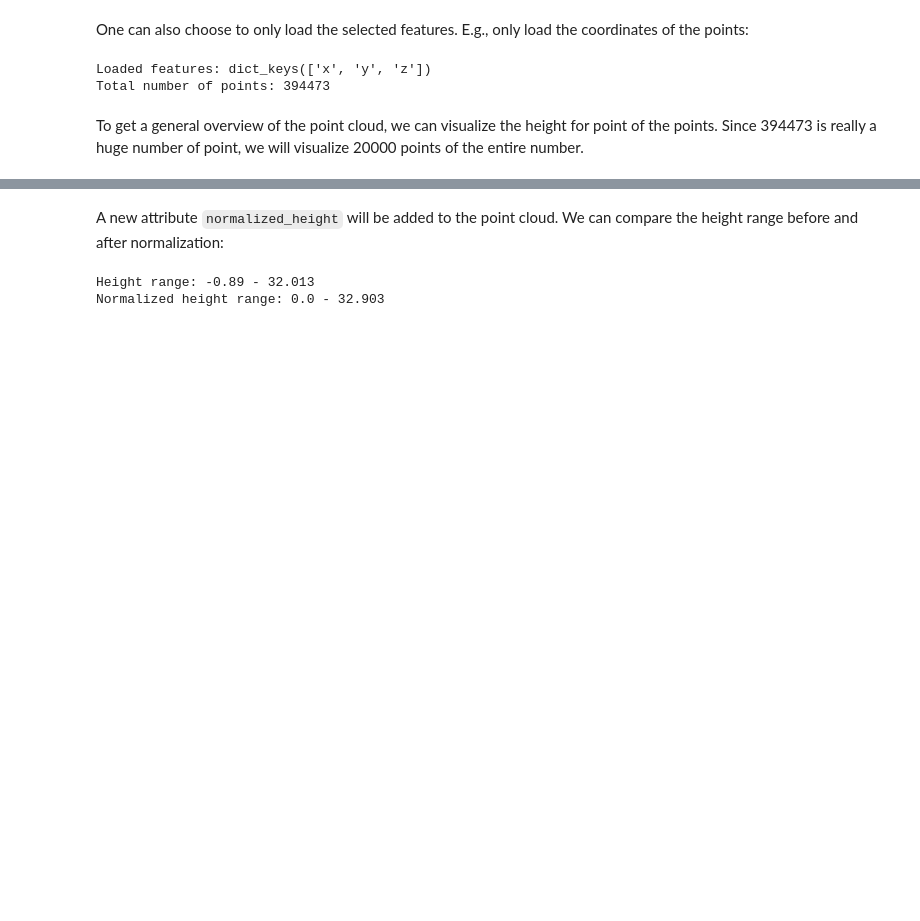
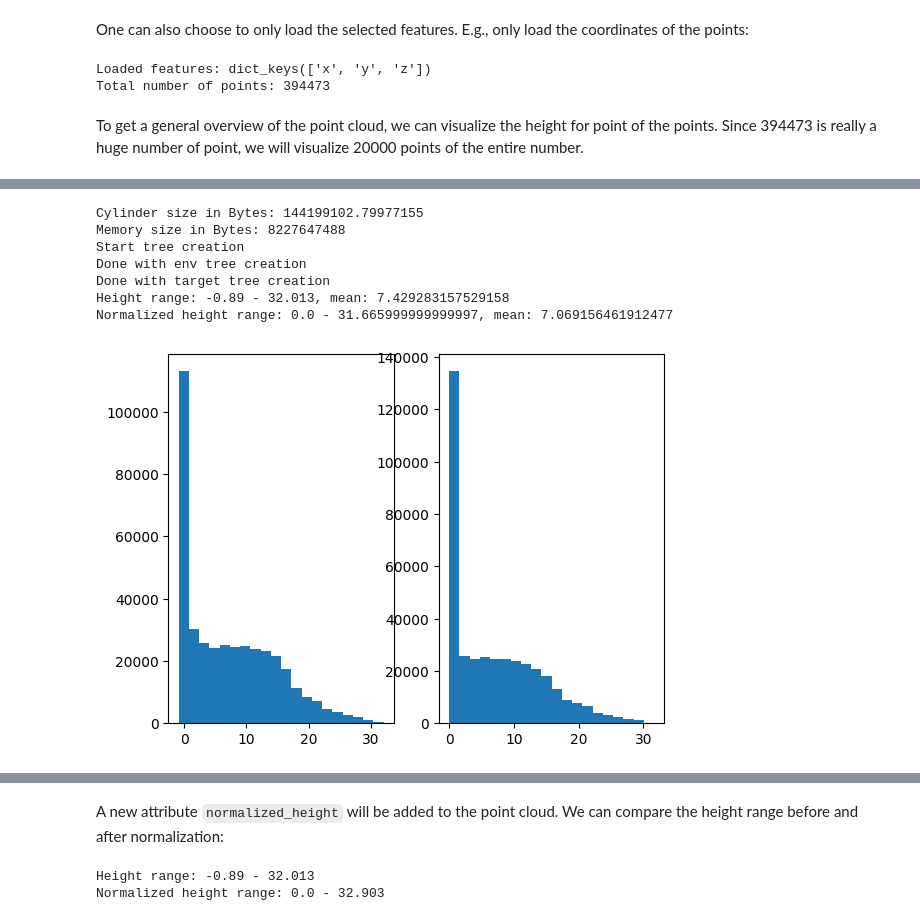
Before and after one commit to eEcoLiDAR/tutorial_ecolidar, a Jupyter notebook: notebooks/laserchiken.ipynb, the cells around one changed output, grey strips where cells are left out. Cells and saved outputs as stored; diff of their text form; code cells hidden in the pictures; blank space fills up the shorter version.

```diff
--- a/notebooks/laserchiken.ipynb
+++ b/notebooks/laserchiken.ipynb
@@ -81,0 +98,22 @@ pc = normalize(pc)
+# %%
+# Height normalization within each 5x5m grid cell
+pc = normalize(pc, cell_size=5)
+
+# Investigate the height vs normalized height
+height, height_norm = lc.utils.get_features(pc, ['z', 'normalized_height'])
+print("Height range: {} - {}, mean: {}".format(height.min(), height.max(), height.mean()))
+print("Normalized height range: {} - {}, mean: {}".format(height_norm.min(), height_norm.max(), height_norm.mean()))
+plt.subplot(1,2,1)
+plt.hist(height, bins=20)
+plt.subplot(1,2,2)
+plt.hist(height_norm, bins=20)
+plt.show()
+# %% [output]
+Cylinder size in Bytes: 144199102.79977155
+Memory size in Bytes: 8227647488
+Start tree creation
+Done with env tree creation
+Done with target tree creation
+Height range: -0.89 - 32.013, mean: 7.429283157529158
+Normalized height range: 0.0 - 31.665999999999997, mean: 7.069156461912477
+[figure, added]
```
Also changed, not shown: parts of 8 cells of this notebook.
